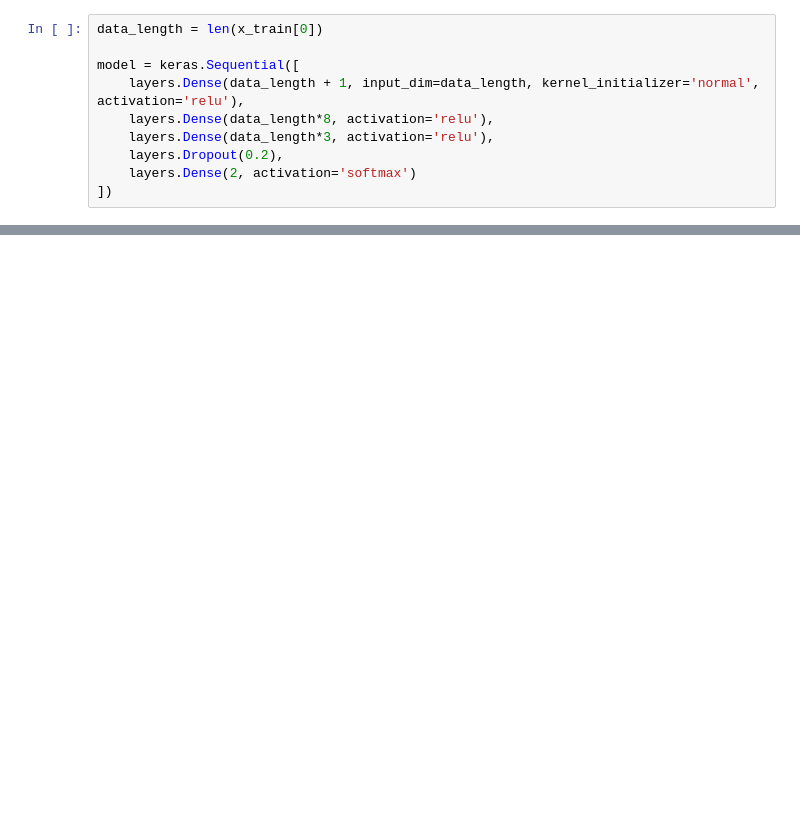
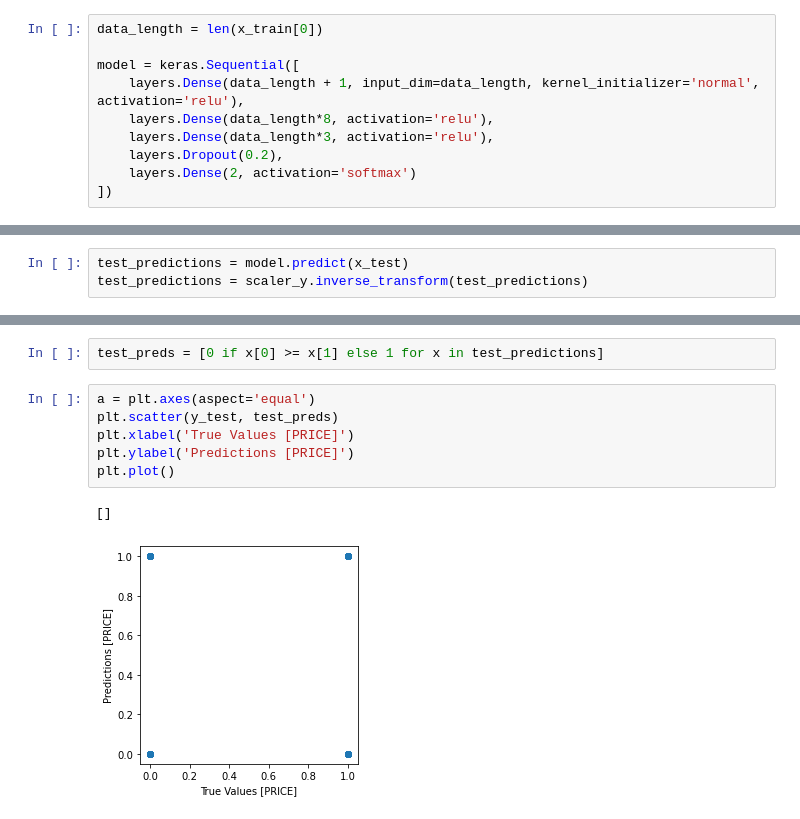
Before and after one commit to COS301-SE-2021/Silicon-Scraper, a Jupyter notebook: backend/ai/models/NN_Avail_Pred_Model.ipynb, the cells around one changed output, grey strips where cells are left out. Cells and saved outputs as stored; diff of their text form; blank space fills up the shorter version.

Commit message:
feat: completed jupyter notebook avail model

```diff
--- a/backend/ai/models/NN_Avail_Pred_Model.ipynb
+++ b/backend/ai/models/NN_Avail_Pred_Model.ipynb
@@ -213,0 +216,3 @@ hist.head()
+# %%
+test_predictions = model.predict(x_test)
+test_predictions = scaler_y.inverse_transform(test_predictions)
@@ -213,0 +245,11 @@ hist.head()
+# %%
+test_preds = [0 if x[0] >= x[1] else 1 for x in test_predictions]
+# %%
+a = plt.axes(aspect='equal')
+plt.scatter(y_test, test_preds)
+plt.xlabel('True Values [PRICE]')
+plt.ylabel('Predictions [PRICE]')
+plt.plot()
+# %% [output]
+[]
+[figure, added]
```
Also changed, not shown: parts of 8 cells of this notebook.
